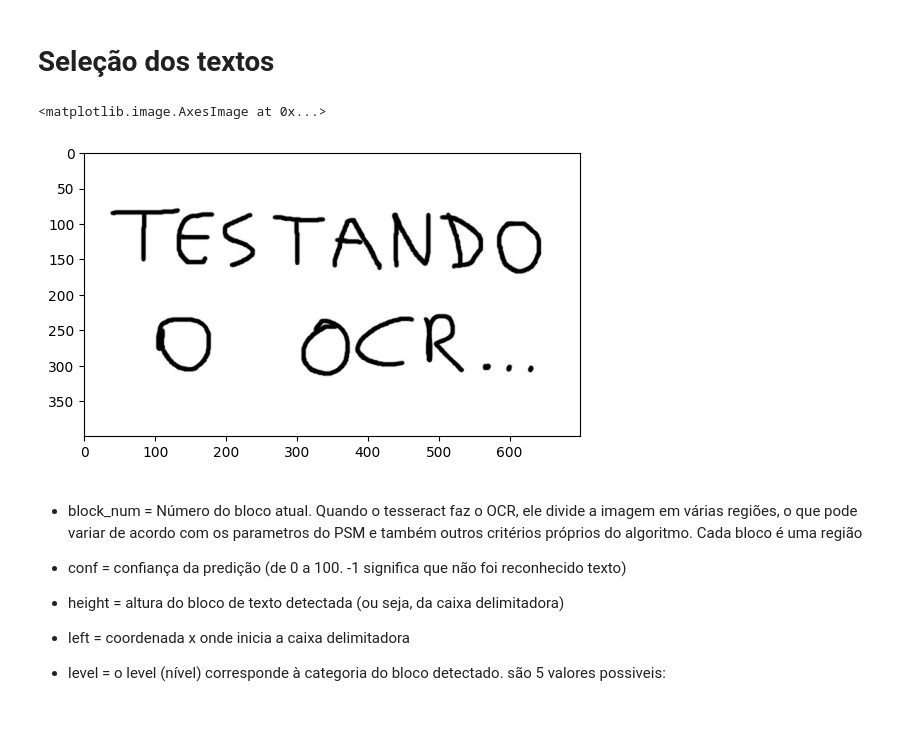
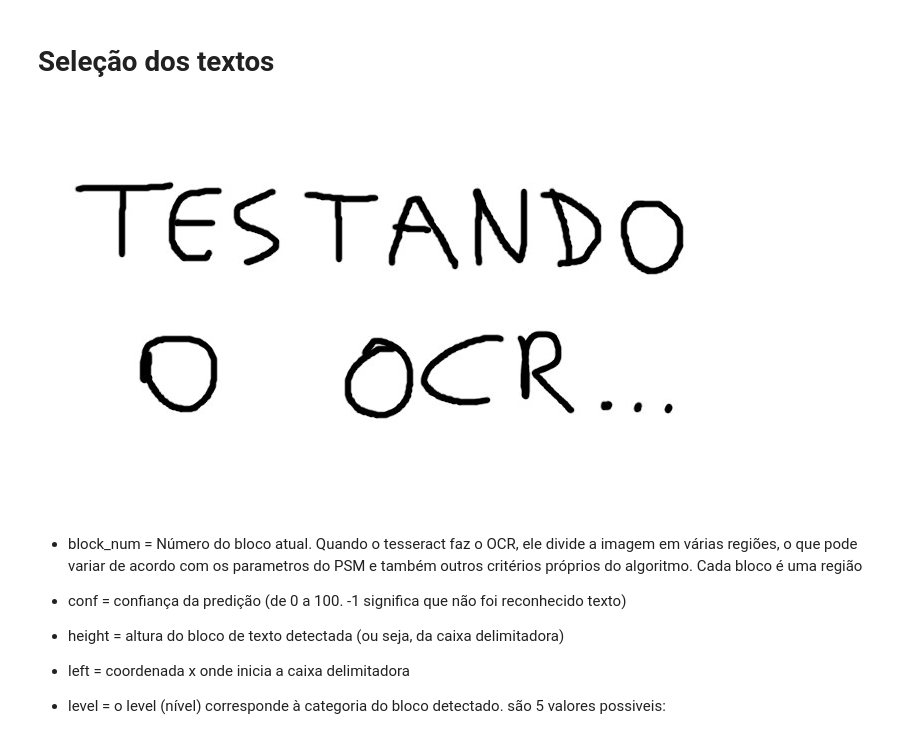
Before and after one commit to juniorcl/reconhecimento-textos-ocr, a Jupyter notebook: notebooks/ocr_com_python_e_tesseract.ipynb, the cells around one changed output. Saved outputs shown, nothing was run; the diff lists cells and outputs as text; code cells hidden in the pictures.

```diff
--- a/notebooks/ocr_com_python_e_tesseract.ipynb
+++ b/notebooks/ocr_com_python_e_tesseract.ipynb
@@ -186,10 +183,9 @@ from pytesseract import Output
 # %%
 img = cv2.imread('../data/imagens/teste_manuscrito_01.jpg')
 rgb = cv2.cvtColor(img, cv2.COLOR_BGR2RGB)
-plt.imshow(rgb)
+Image.fromarray(rgb)
 # %% [output]
-<matplotlib.image.AxesImage at 0x...>
-[figure, old version]
+[figure, new version]
 # %% [markdown]
 - block_num = Número do bloco atual. Quando o tesseract faz o OCR, ele divide a imagem em várias regiões, o que pode variar de acordo com os parametros do PSM e também outros critérios próprios do algoritmo. Cada bloco é uma região
 
```
Also changed, not shown: parts of 12 cells of this notebook, 2 other files.
